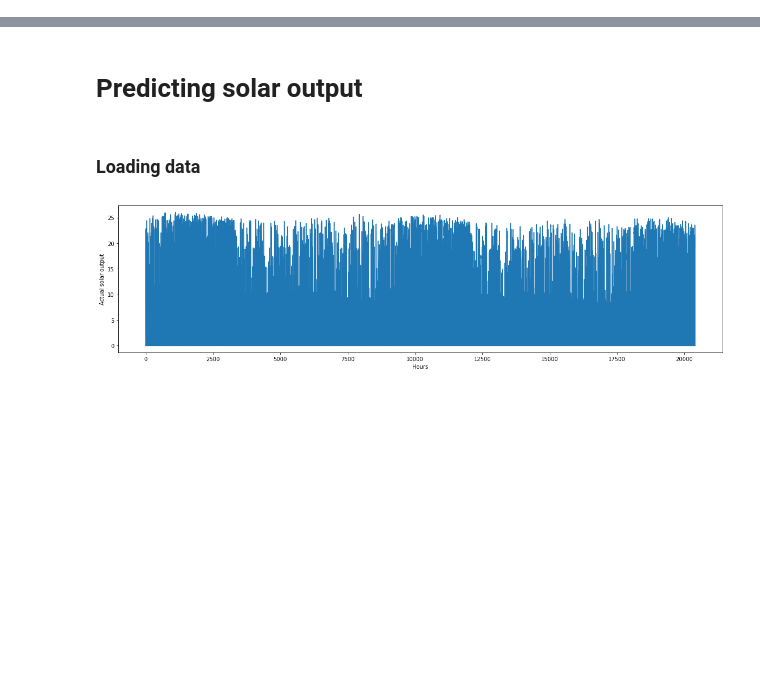
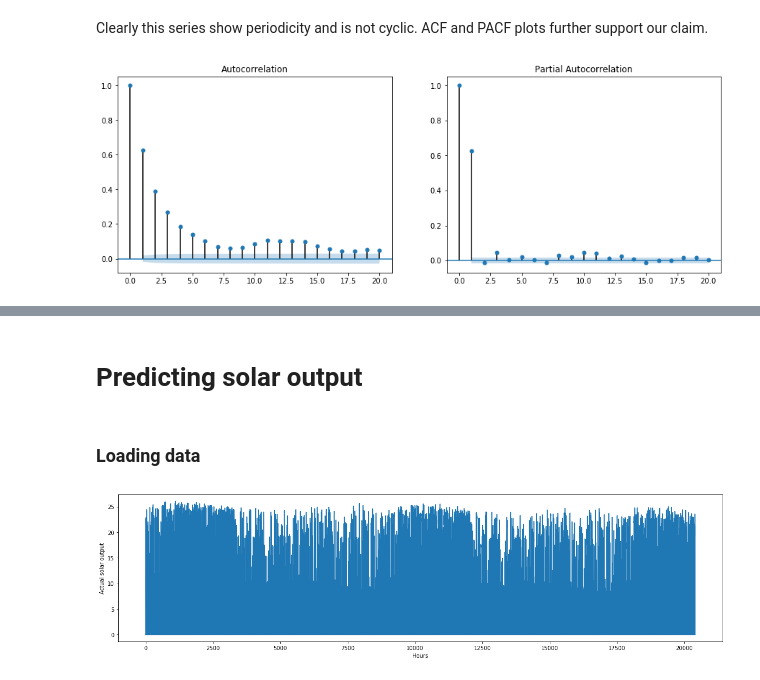
Before and after one commit to abhishek0318/Optimal-Bidding, a Jupyter notebook: Prediction.ipynb, the cells around one changed output, grey strips where cells are left out. Cells and saved outputs as stored; diff of their text form; code cells hidden in the pictures; blank space fills up the shorter version.

```diff
--- a/Prediction.ipynb
+++ b/Prediction.ipynb
@@ -9,0 +109,9 @@ from statsmodels.tsa.stattools import acf, adfuller, pacf
+# %% [markdown]
+Clearly this series show periodicity and is not cyclic. ACF and PACF plots further support our claim.
+# %%
+fig, axes = plt.subplots(1, 2, figsize=(15, 5))
+
+fig = plot_acf(series, ax=axes[0],lags=20)
+fig = plot_pacf(series, ax=axes[1],lags=20)
+# %% [output]
+[figure, added]
```
Also changed, not shown: parts of 58 cells of this notebook.
